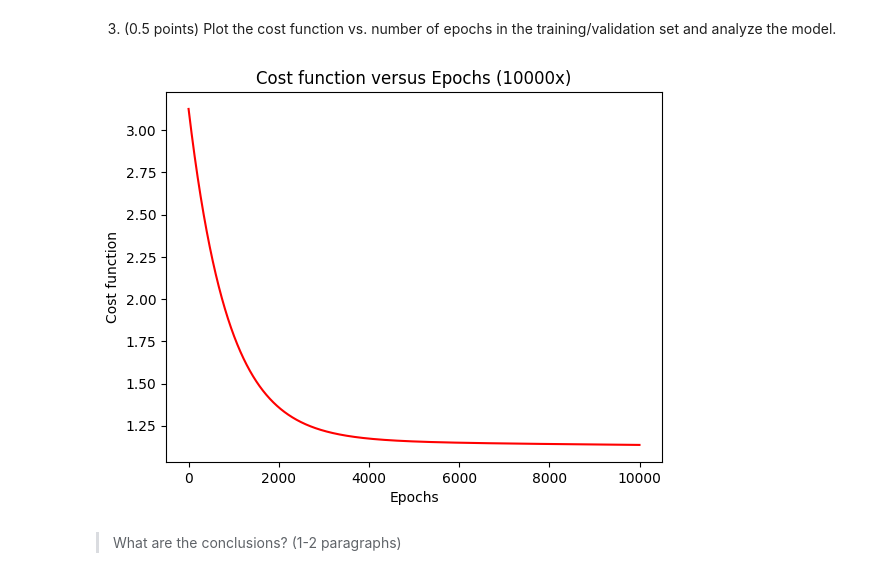
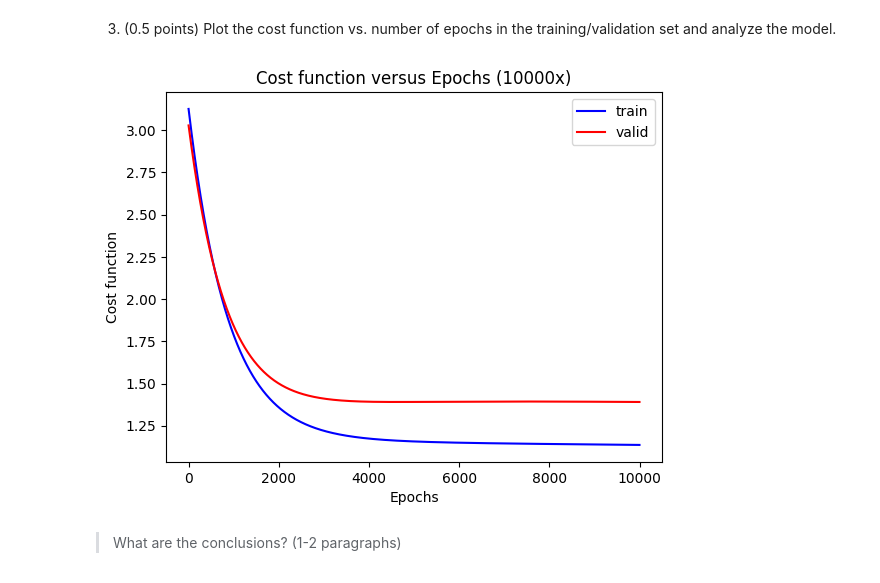
Before and after one commit to rubenscp/MO444-MC886-Tarefas, a Jupyter notebook: Tarefa 02/T2_Classical_Techniques by Rubens.ipynb, the cells around one changed output. Saved outputs shown, nothing was run; the diff lists cells and outputs as text; code cells hidden in the pictures.

Commit message:
Task-02 - Updating solution of Linear Regression

```diff
--- a/Tarefa 02/T2_Classical_Techniques by Rubens.ipynb
+++ b/Tarefa 02/T2_Classical_Techniques by Rubens.ipynb
@@ -650,25 +667,21 @@ print(mse_sklearn_features_corr_non_zero)
 # %%
-# evaluating models with the with the two best correlations
+# evaluating models with the two best correlations
 
 # 1) Analytical linear regression
-ALR_model_features_top_2 = AnalyticalLinearRegression()
-ALR_model_features_top_2.fit(scaled_X_train_features_top_2, scaled_y_train)
-ALR_y_predict_features_top_2 = ALR_model_features_top_2.predict(scaled_X_test_features_top_2)
-mse_analytical_linear_regression_features_top_2 = MSE(scaled_y_test, ALR_y_predict_features_top_2)
-
+alr_model_features_top_2 = AnalyticalLinearRegression()
+alr_model_features_top_2.fit(scaled_X_train_features_top_2, y_train)
+alr_y_predict_features_top_2 = alr_model_features_top_2.predict(scaled_X_valid_features_top_2)
+mse_analytical_linear_regression_features_top_2 = MSE(y_valid, alr_y_predict_features_top_2)
 
 # 2) Gradient descent linear regression
-
-GDLR_model_features_top_2 = GradientDescentLinearRegression()
-GDLR_model_features_top_2.fit(scaled_X_train_features_top_2, scaled_y_train, 0.0001, 1000)
-GDLR_y_predict_features_top_2 = GDLR_model_features_top_2.predict(scaled_X_test_features_top_2)
-mse_gradient_descent_linear_regression_features_top_2 = MSE(scaled_y_test, GDLR_y_predict_features_top_2)
-
+gdlr_model_features_top_2 = GradientDescentLinearRegression()
+gdlr_model_features_top_2.fit(scaled_X_train_features_top_2, y_train, scaled_X_valid_features_top_2, y_valid, 0.0001, 1000)
+gdlr_y_predict_features_top_2 = gdlr_model_features_top_2.predict(scaled_X_valid_features_top_2)
+mse_gradient_descent_linear_regression_features_top_2 = MSE(y_valid, gdlr_y_predict_features_top_2)
 
 # 3) Sklearn linear regression
-# calculating linear regression with sklearn functions
-weights, SKL_y_predict_features_top_2, mse_sklearn_features_top_2 = execute_linear_reg_sklearn(
-    scaled_X_train_features_top_2, scaled_y_train, scaled_X_test_features_top_2, scaled_y_test, 0.0001)
+weights, skl_y_predict_features_top_2, mse_sklearn_features_top_2 = execute_linear_reg_sklearn(
+    scaled_X_train_features_top_2, y_train, scaled_X_valid_features_top_2, y_valid, 0.0001)
 
 print(mse_analytical_linear_regression_features_top_2)
 print(mse_gradient_descent_linear_regression_features_top_2)
@@ -706,24 +719,26 @@ Comparision of MSE:
 # %%
 # Plot the cost function vs. number of iterations in the training set.
 
 # creating Linear Regression instance
-GDLR_model = GradientDescentLinearRegression()
+gdlr_model = GradientDescentLinearRegression()
 
 # setting epochs number
 epochs = 10000
 
 # fitting model with training data
-GDLR_model.fit(scaled_X_train_all_features, scaled_y_train, 0.0001, epochs)
+gdlr_model.fit(scaled_X_train_all_features, y_train, scaled_X_valid_all_features, y_valid, 0.0001, epochs)
 
 # plotting cost function versus epochs
-plt.plot(list(range(epochs)), GDLR_model.costs, '-r')
+plt.plot(list(range(epochs)), gdlr_model.train_costs, '-b', label='train')
+plt.plot(list(range(epochs)), gdlr_model.valid_costs, '-r', label='valid')
 title = 'Cost function versus Epochs (' + str(epochs) + 'x)'
 plt.title(title)
 plt.xlabel('Epochs')
 plt.ylabel('Cost function')
+plt.legend()
 plt.show()
 # %% [output]
-[figure, old version]
+[figure, new version]
 # %% [markdown]
 > What are the conclusions? (1-2 paragraphs)
 # %% [markdown]
```
Also changed, not shown: parts of 22 cells of this notebook.
